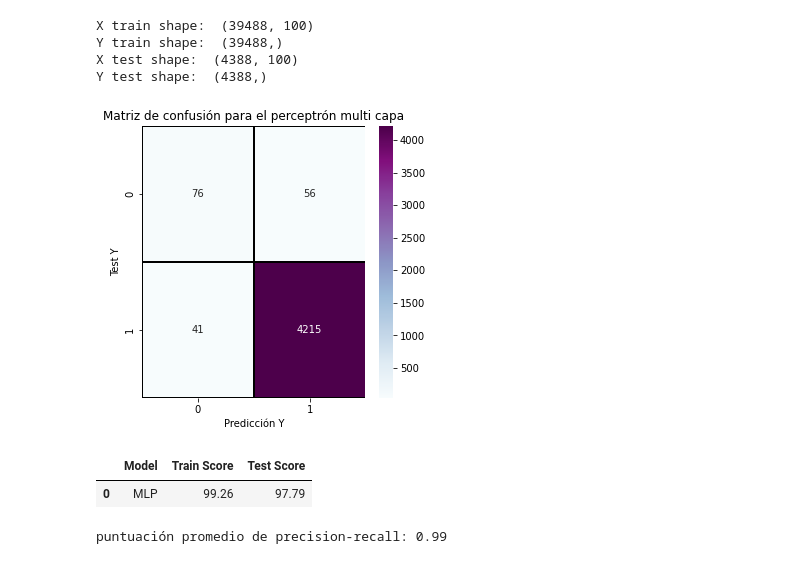
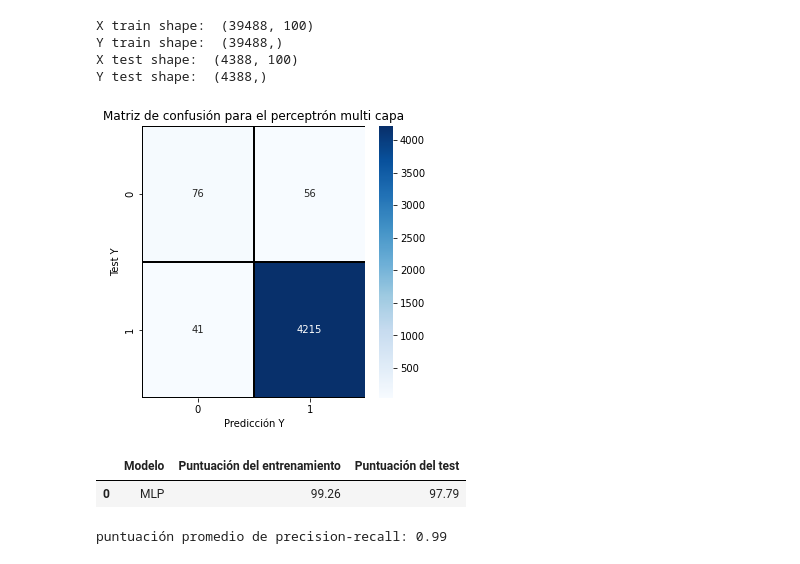
Before and after one commit to alfcastillo90/perceptron_exercise, a Jupyter notebook: Perceptrón_multicapa_para_detección_de_malware.ipynb, the cells around one changed output. Drawn from its saved outputs; the diff is of its cells as text; code cells hidden in the pictures.

```diff
--- a/Perceptrón_multicapa_para_detección_de_malware.ipynb
+++ b/Perceptrón_multicapa_para_detección_de_malware.ipynb
@@ -78,27 +78,27 @@ train_acc_mlp = round(mlp.fit(X_train, Y_train).score(X_train, Y_train)* 100, 2)
 # %%
 #Utilizaremos una matriz de confuzion para hacer una sumarizacion de los resultados de la predición en la clasificación.
 #El numero de las correcciónes correctas e incorrectas es contabilizado
 
 mlp_cm = confusion_matrix(Y_test, prediction)
 f, ax = plt.subplots(figsize=(5,5))
-sns.heatmap(mlp_cm, annot=True, linewidth=0.7, linecolor='black', fmt='g', ax=ax, cmap="BuPu")
+sns.heatmap(mlp_cm, annot=True, linewidth=0.7, linecolor='black', fmt='g', ax=ax, cmap="Blues")
 plt.title('Matriz de confusión para el perceptrón multi capa')
 plt.xlabel('Predicción Y')
 plt.ylabel('Test Y')
 plt.show()
 # %% [output]
-[figure, old version]
+[figure, new version]
 # %%
 #Presición de resultados
 
 model1 = pd.DataFrame({
-    'Model': ['MLP'],
-    'Train Score': [train_acc_mlp],
-    'Test Score': [test_acc_mlp]
+    'Modelo': ['MLP'],
+    'Puntuación del entrenamiento': [train_acc_mlp],
+    'Puntuación del test': [test_acc_mlp]
 })
-model1.sort_values(by='Test Score', ascending=False)
+model1.sort_values(by='Puntuación del test', ascending=False)
 # %% [output]
-|  | Model | Train Score | Test Score |
+|  | Modelo | Puntuación del entrenamiento | Puntuación del test |
 | 0 | MLP | 99.26 | 97.79 |
 # %%
 from sklearn.metrics import average_precision_score
```
